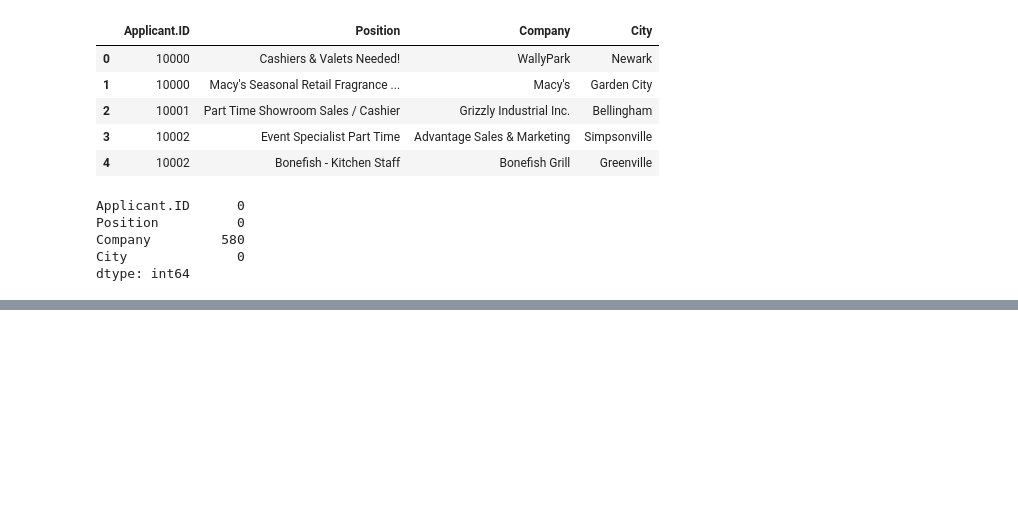
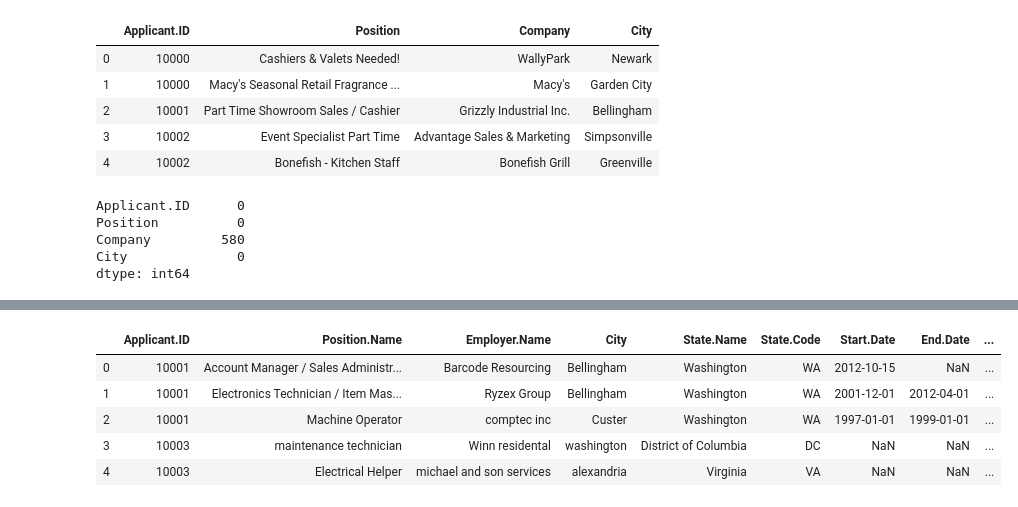
Before and after one commit to SamLevinSE/job_recommender_with_NLP, a Jupyter notebook: job_recommender_data_mining_USERS.ipynb, the cells around one changed output, grey strips where cells are left out. Drawn from its saved outputs; the diff is of its cells as text; code cells hidden in the pictures; blank space fills up the shorter version.

```diff
--- a/job_recommender_data_mining_USERS.ipynb
+++ b/job_recommender_data_mining_USERS.ipynb
@@ -116,0 +119,10 @@ jViews.head()
+# %%
+experience = pd.read_csv('experience.csv')
+experience.head()
+# %% [output]
+|  | Applicant.ID | Position.Name | Employer.Name | City | State.Name | State.Code | Start.Date | End.Date | ... |
+| 0 | 10001 | Account Manager / Sales Administr... | Barcode Resourcing | Bellingham | Washington | WA | 2012-10-15 | NaN | ... |
+| 1 | 10001 | Electronics Technician / Item Mas... | Ryzex Group | Bellingham | Washington | WA | 2001-12-01 | 2012-04-01 | ... |
+| 2 | 10001 | Machine Operator | comptec inc | Custer | Washington | WA | 1997-01-01 | 1999-01-01 | ... |
+| 3 | 10003 | maintenance technician | Winn residental | washington | District of Columbia | DC | NaN | NaN | ... |
+| 4 | 10003 | Electrical Helper | michael and son services | alexandria | Virginia | VA | NaN | NaN | ... |
```
Also changed, not shown: parts of 24 cells of this notebook, 1 other file.
